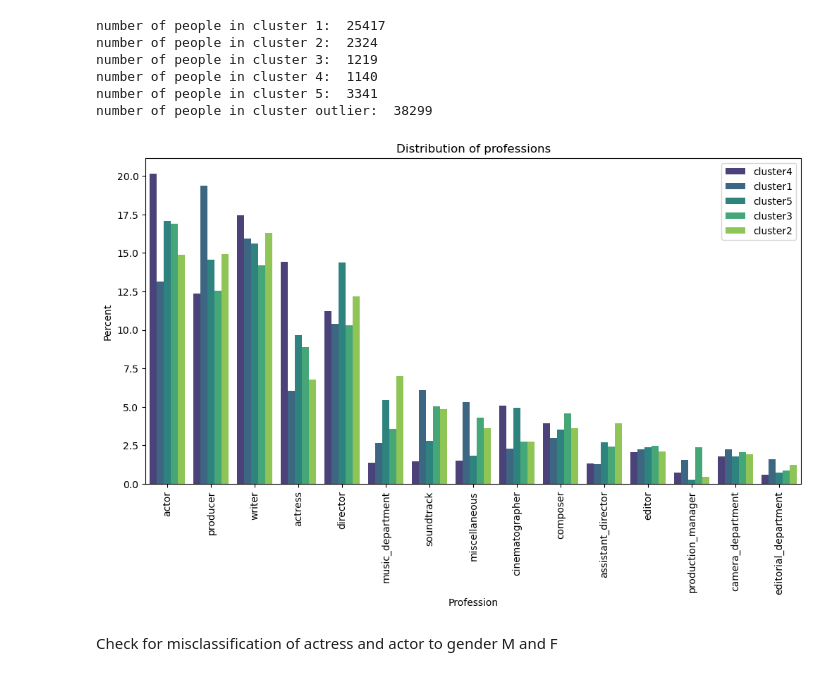
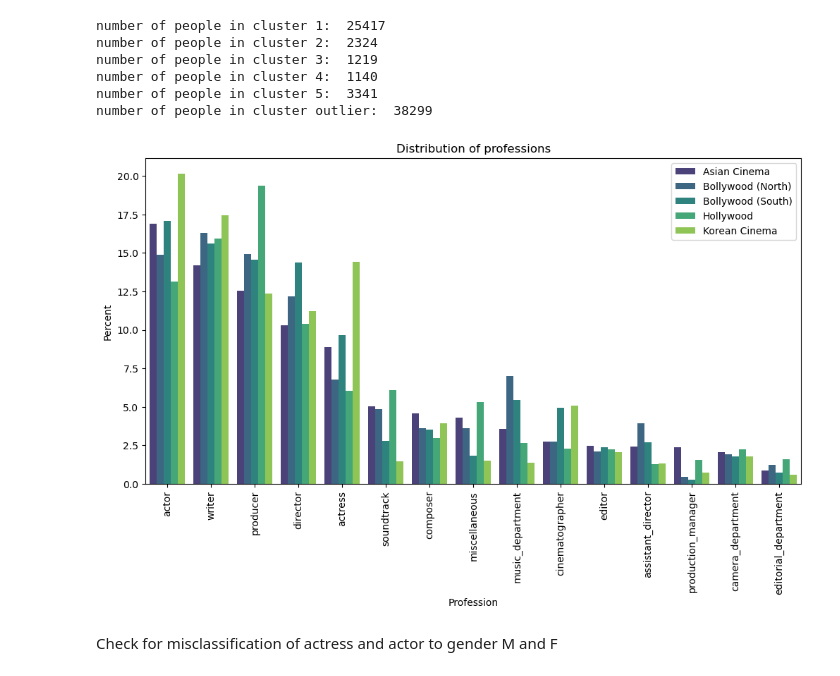
Before and after one commit to epfl-ada/ada-2022-project-tacocat, a Jupyter notebook: src/cluster.ipynb, the cells around one changed output. Saved outputs shown, nothing was run; the diff lists cells and outputs as text; code cells hidden in the pictures.

```diff
--- a/src/cluster.ipynb
+++ b/src/cluster.ipynb
@@ -9,0 +8,12 @@ RESULTS_PATH = '../results/clusters/'
+# %%
+RESULTS_PATH = '../results/clusters/'
+CLUSTER1_NAME = 'Hollywood'
+CLUSTER2_NAME = 'Bollywood (North)'
+CLUSTER3_NAME = 'Asian Cinema'
+CLUSTER4_NAME = 'Korean Cinema'
+CLUSTER5_NAME = 'Bollywood (South)'
+CLUSTERNAME_MAP = {1: CLUSTER1_NAME, 2: CLUSTER2_NAME, 3: CLUSTER3_NAME, 4: CLUSTER4_NAME, 5: CLUSTER5_NAME}
+# %%
+colors = sns.color_palette("viridis", 5)
+PALETTE = {CLUSTER3_NAME: colors[0], CLUSTER2_NAME: colors[1], CLUSTER5_NAME: colors[2], CLUSTER1_NAME: colors[3], CLUSTER4_NAME: colors[4]}
+print(colors)
@@ -51,38 +63,40 @@ number of people in cluster outlier:  38299
 # %%
 cluster1_jobs = pd.DataFrame([j for l in cluster1.primary_profession.dropna().values for j in l], columns=['Profession']).value_counts(normalize=True).mul(100).rename('Percent').reset_index()
 cluster2_jobs = pd.DataFrame([j for l in cluster2.primary_profession.dropna().values for j in l], columns=['Profession']).value_counts(normalize=True).mul(100).rename('Percent').reset_index()
 cluster3_jobs = pd.DataFrame([j for l in cluster3.primary_profession.dropna().values for j in l], columns=['Profession']).value_counts(normalize=True).mul(100).rename('Percent').reset_index()
 cluster4_jobs = pd.DataFrame([j for l in cluster4.primary_profession.dropna().values for j in l], columns=['Profession']).value_counts(normalize=True).mul(100).rename('Percent').reset_index()
 cluster5_jobs = pd.DataFrame([j for l in cluster5.primary_profession.dropna().values for j in l], columns=['Profession']).value_counts(normalize=True).mul(100).rename('Percent').reset_index()
 
-cluster1_jobs['Cluster'] = 'cluster1'
-cluster2_jobs['Cluster'] = 'cluster2'
-cluster3_jobs['Cluster'] = 'cluster3'
-cluster4_jobs['Cluster'] = 'cluster4'
-cluster5_jobs['Cluster'] = 'cluster5'
+cluster1_jobs['Cluster'] = CLUSTER1_NAME
+cluster2_jobs['Cluster'] = CLUSTER2_NAME
+cluster3_jobs['Cluster'] = CLUSTER3_NAME
+cluster4_jobs['Cluster'] = CLUSTER4_NAME
+cluster5_jobs['Cluster'] = CLUSTER5_NAME
 
 # plot distribution values in descending order of total percentenage across both outliers and clusters
 data = pd.concat([cluster1_jobs, cluster2_jobs, cluster3_jobs, cluster4_jobs, cluster5_jobs]).sort_values(by='Percent', ascending=False)
 agg = data.groupby(['Profession']).sum().sort_values(by=['Percent'], ascending=False)
 agg.drop(agg[agg['Percent'] < 3].index, inplace=True)
 data = data[data['Profession'].isin(agg.index)]
-sns.barplot(data=data, x='Profession', y='Percent', hue='Cluster', palette='viridis')
+#sort data by cluster
+data.sort_values(by=['Cluster', 'Percent'], ascending=[True, False], inplace=True)
+sns.barplot(data=data, x='Profession', y='Percent', hue='Cluster', palette=PALETTE)
 
 ax = plt.gca()
 handles, labels = ax.get_legend_handles_labels()
 ax.legend(handles=handles, labels=labels)
 plt.legend(loc='upper right')
 
 ax.figure.set_size_inches(12, 6)
 
 plt.title("Distribution of professions")
 plt.xticks(rotation=90)
 
 plt.savefig(RESULTS_PATH + 'clusters_professions_distribution.png', bbox_inches='tight', dpi=500)
 
 plt.show()
 # %% [output]
-[figure, old version]
+[figure, new version]
 # %% [markdown]
 Check for misclassification of actress and actor to gender M and F
 # %%
```
Also changed, not shown: parts of 31 cells of this notebook, 6 other files.
